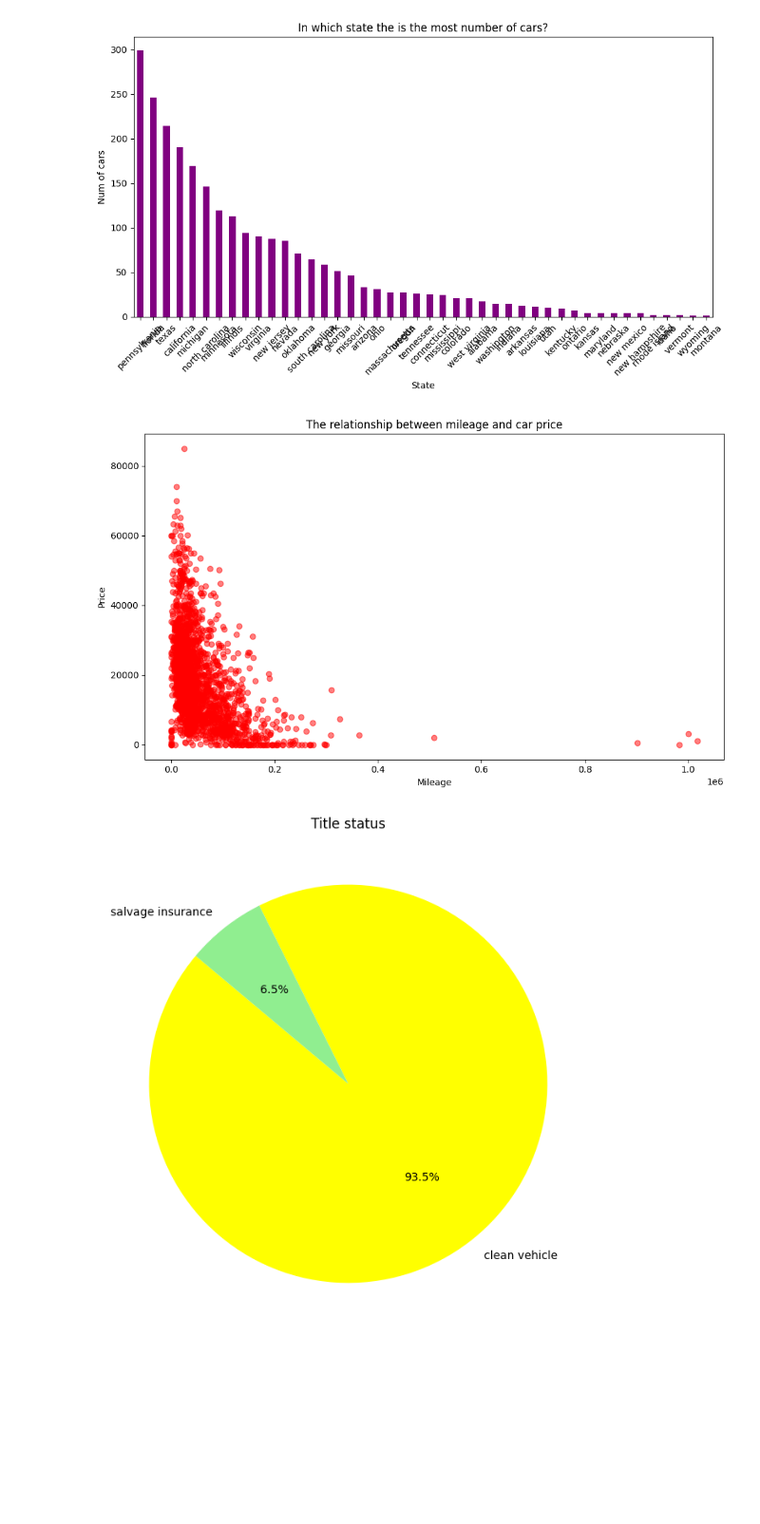
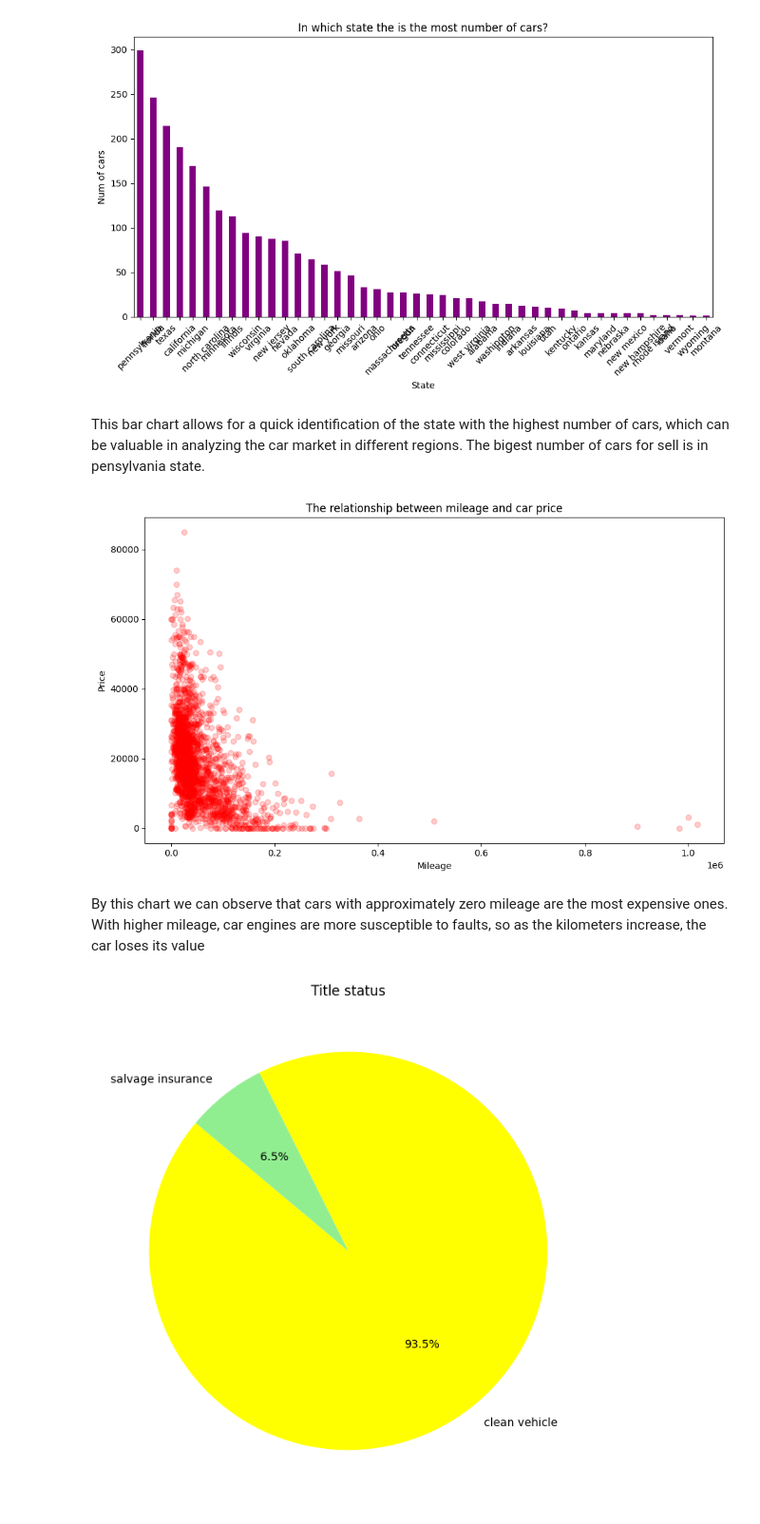
Before and after one commit to Tatraa/Data-Science, a Jupyter notebook: Assigment1/Assignment_1_opt.ipynb, the cells around one changed output. Shown: that part at 95% size. Cells and saved outputs as stored; diff of their text form; code cells hidden in the pictures; blank space fills up the shorter version.

```diff
--- a/Assigment1/Assignment_1_opt.ipynb
+++ b/Assigment1/Assignment_1_opt.ipynb
@@ -106,16 +122,20 @@ plt.tight_layout()
 plt.show()
 # %% [output]
 [figure]
+# %% [markdown]
+This bar chart allows for a quick identification of the state with the highest number of cars, which can be valuable in analyzing the car market in different regions. The bigest number of cars for sell is in pensylvania state.
 # %%
 plt.figure(figsize=(10, 6))
-plt.scatter(data['mileage'], data['price'], color='red', alpha=0.5)
+plt.scatter(data['mileage'], data['price'], color='red', alpha=0.2)
 plt.xlabel('Mileage')
 plt.ylabel('Price')
 plt.title('The relationship between mileage and car price')
 plt.tight_layout()
 plt.show()
 # %% [output]
-[figure, old version]
+[figure, new version]
+# %% [markdown]
+By this chart we can observe that cars with approximately zero mileage are the most expensive ones. With higher mileage, car engines are more susceptible to faults, so as the kilometers increase, the car loses its value
 # %%
 plt.figure(figsize=(8, 8))
 title_status_counts = data['title_status'].value_counts()
```
Also changed, not shown: parts of 10 cells of this notebook.
